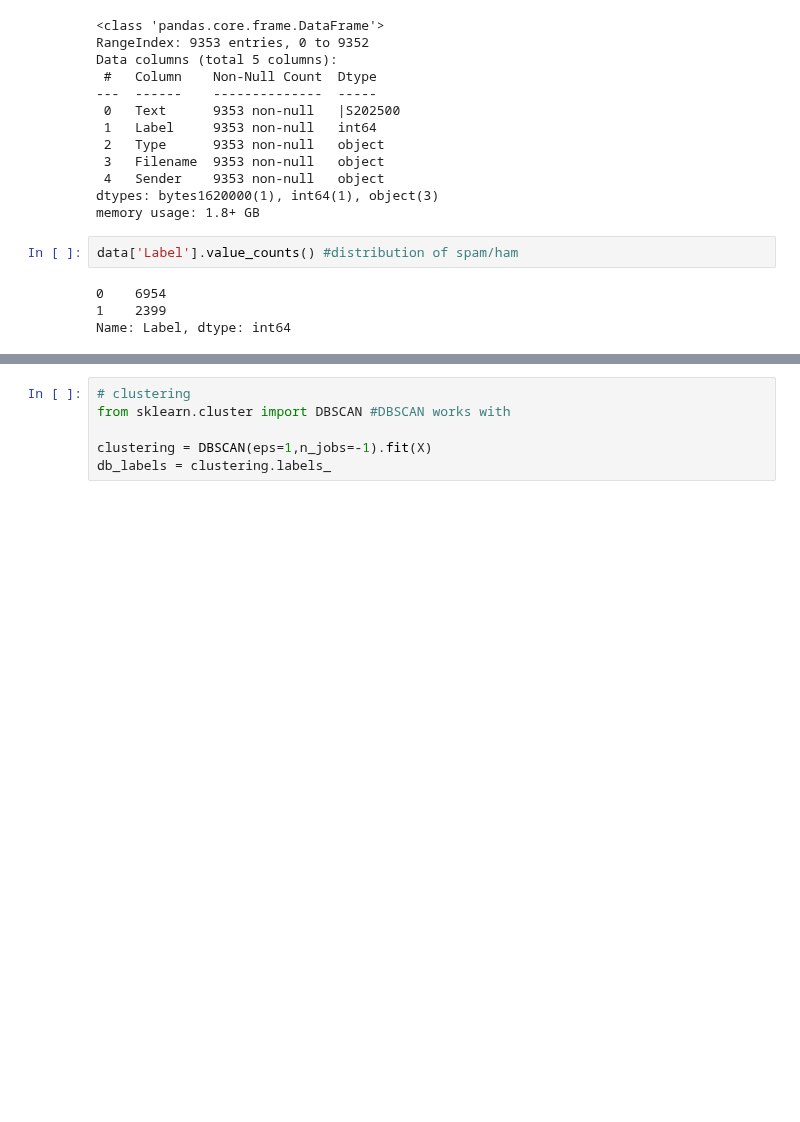
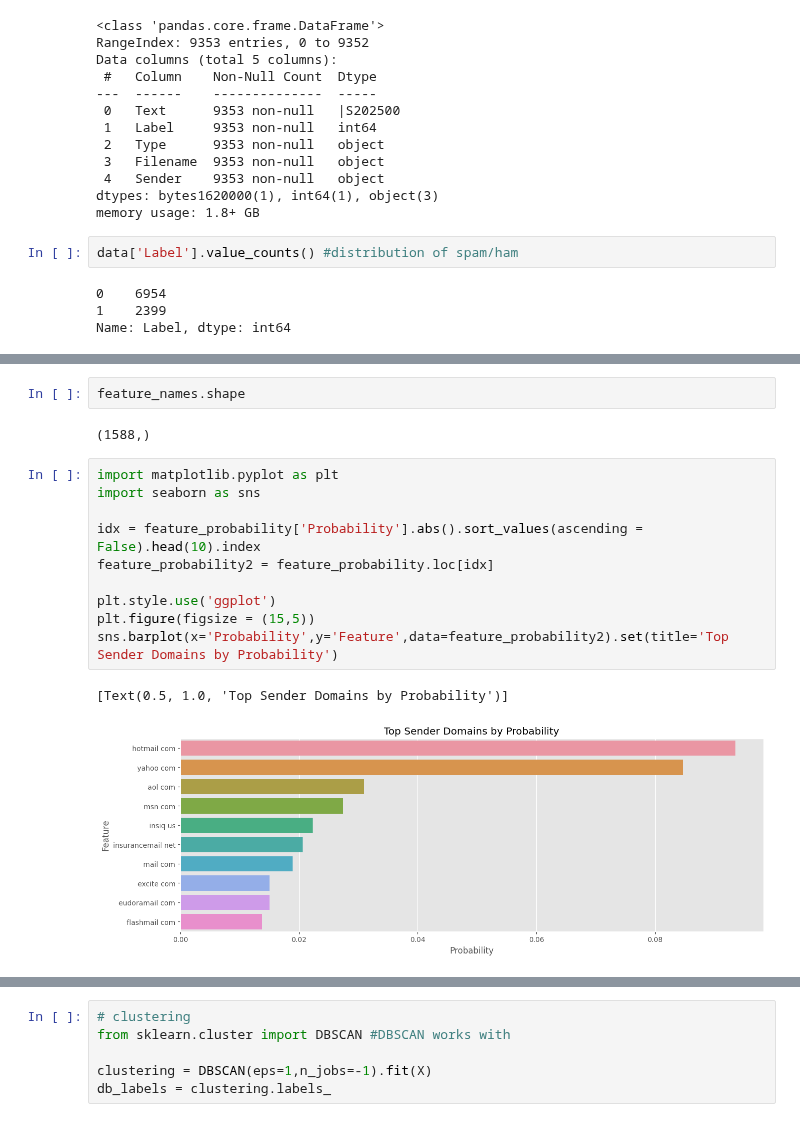
Before and after one commit to boneeyah/QTW, a Jupyter notebook: Case Study 3/Case_Study_3.ipynb, the cells around one changed output, grey strips where cells are left out. Cells and saved outputs as stored; diff of their text form; blank space fills up the shorter version.

```diff
--- a/Case Study 3/Case_Study_3.ipynb
+++ b/Case Study 3/Case_Study_3.ipynb
@@ -357,0 +421,17 @@ mNB_scores
+# %%
+feature_names.shape
+# %% [output]
+(1588,)
+# %%
+import matplotlib.pyplot as plt
+import seaborn as sns
+
+idx = feature_probability['Probability'].abs().sort_values(ascending = False).head(10).index
+feature_probability2 = feature_probability.loc[idx]
+
+plt.style.use('ggplot')
+plt.figure(figsize = (15,5))
+sns.barplot(x='Probability',y='Feature',data=feature_probability2).set(title='Top Sender Domains by Probability')
+# %% [output]
+[Text(0.5, 1.0, 'Top Sender Domains by Probability')]
+[figure, added]
```
Also changed, not shown: parts of 33 cells of this notebook.
